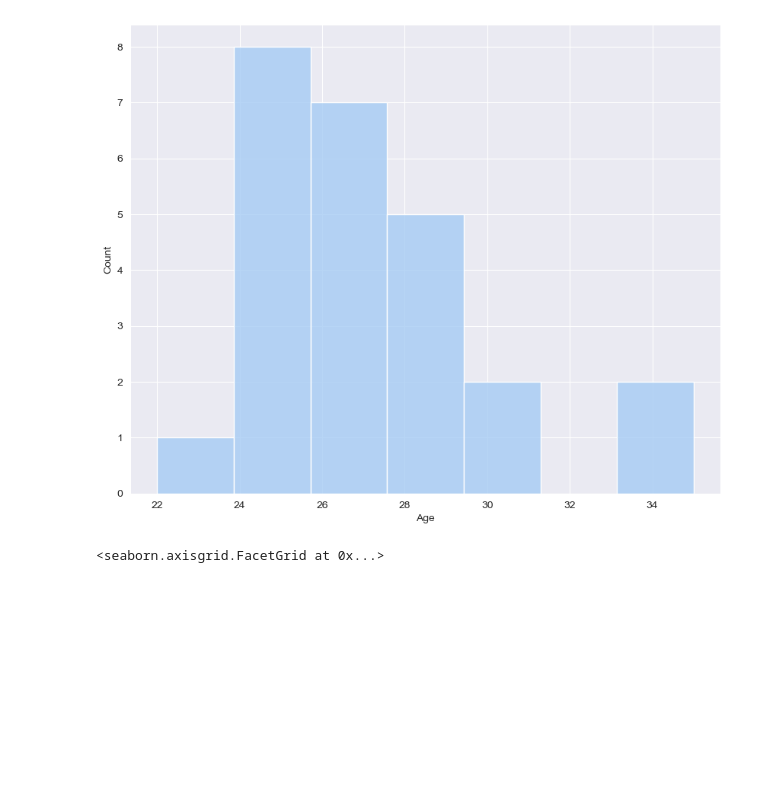
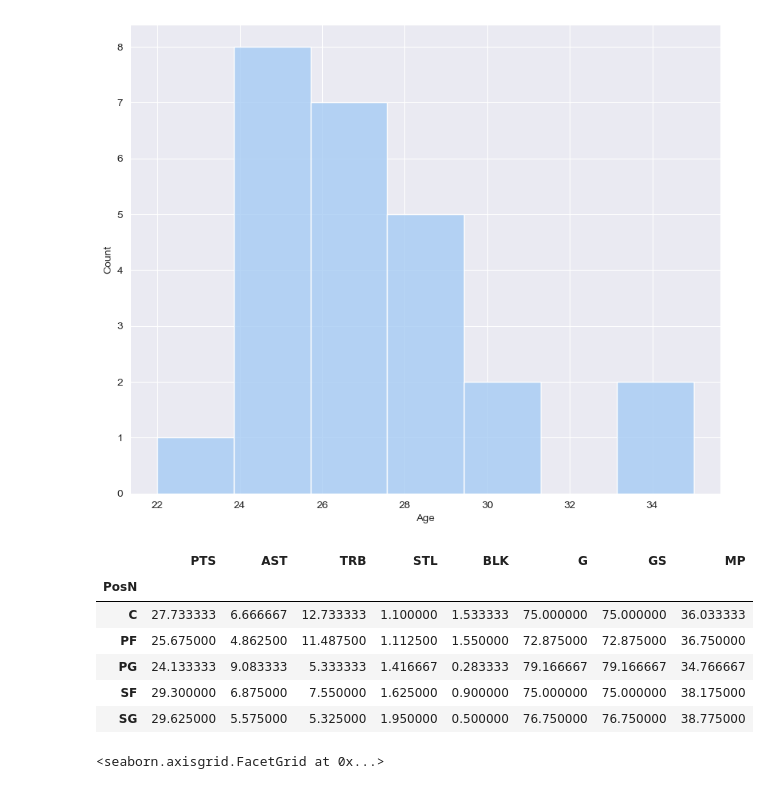
Before and after one commit to oliverpk2000/dsai-basketball, a Jupyter notebook: dsai-basketball.ipynb, the cells around one changed output. Cells and saved outputs as stored; diff of their text form; code cells hidden in the pictures; blank space fills up the shorter version.

```diff
--- a/dsai-basketball.ipynb
+++ b/dsai-basketball.ipynb
@@ -42,6 +43,16 @@ sns.histplot(data=mvp, x="Age")
 # %% [output]
 <matplotlib.axes._subplots.AxesSubplot at 0x...>
 [figure]
+# %%
+mvp.groupby('PosN')[['PTS', 'AST', 'TRB', 'STL', 'BLK', 'G', 'GS', 'MP']].mean()
+# %% [output]
+|  | PTS | AST | TRB | STL | BLK | G | GS | MP |
+| PosN |  |  |  |  |  |  |  |  |
+| C | 27.733333 | 6.666667 | 12.733333 | 1.100000 | 1.533333 | 75.000000 | 75.000000 | 36.033333 |
+| PF | 25.675000 | 4.862500 | 11.487500 | 1.112500 | 1.550000 | 72.875000 | 72.875000 | 36.750000 |
+| PG | 24.133333 | 9.083333 | 5.333333 | 1.416667 | 0.283333 | 79.166667 | 79.166667 | 34.766667 |
+| SF | 29.300000 | 6.875000 | 7.550000 | 1.625000 | 0.900000 | 75.000000 | 75.000000 | 38.175000 |
+| SG | 29.625000 | 5.575000 | 5.325000 | 1.950000 | 0.500000 | 76.750000 | 76.750000 | 38.775000 |
 # %%
 sns.relplot(data=pts_higher_ten, x="G", y="FG%", hue="PosN")
 sns.relplot(data=pts_higher_ten, x="G", y="eFG%", hue="PosN")
```
Also changed, not shown: parts of 4 cells of this notebook.
